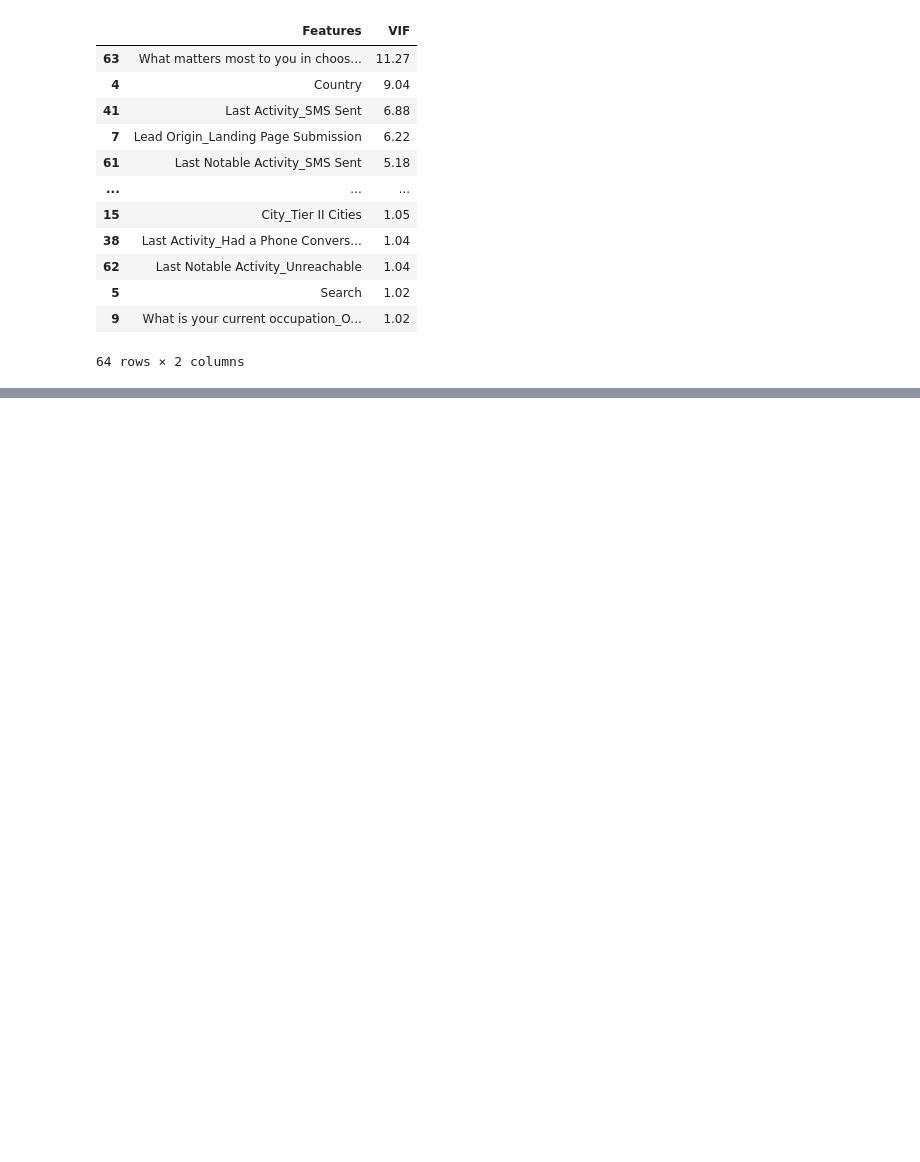
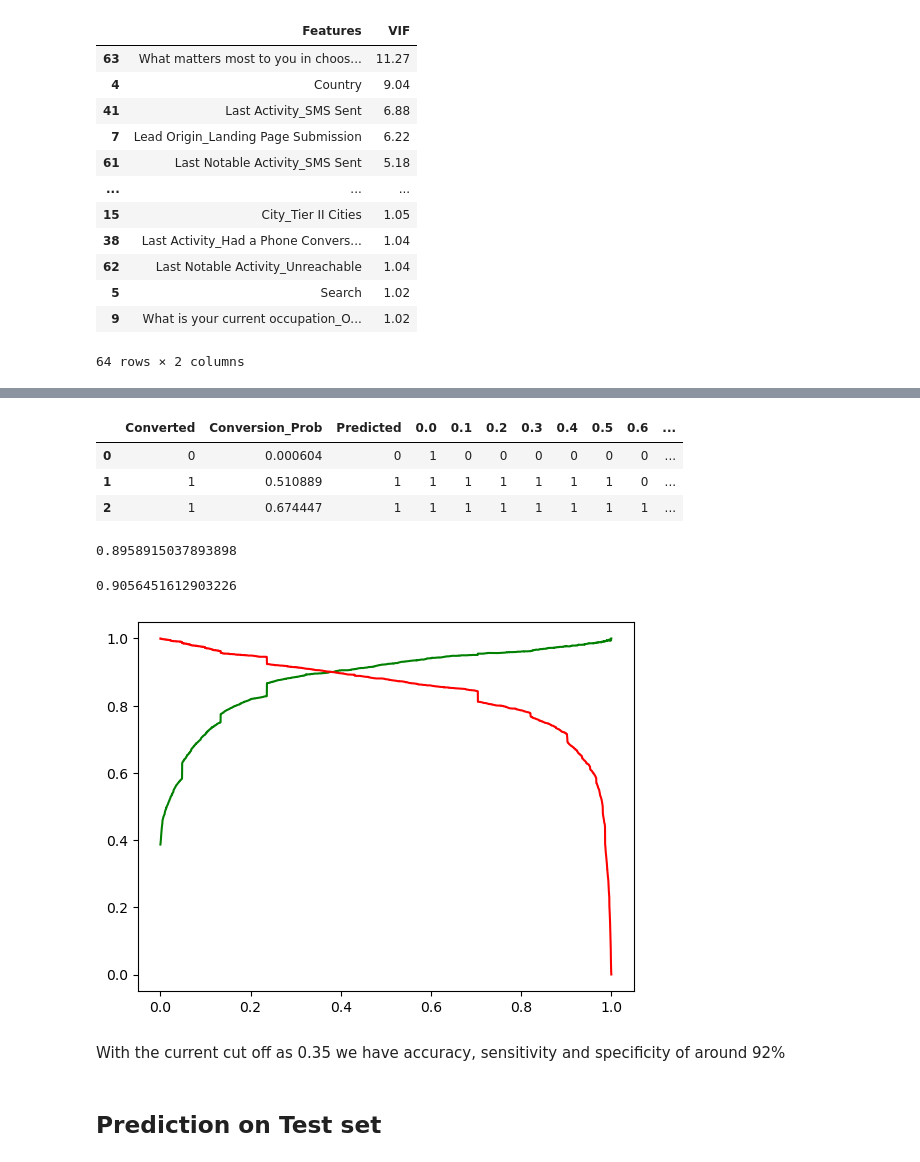
Before and after one commit to chitra1710/First_Repro, a Jupyter notebook: Lead_Scoring.ipynb, the cells around one changed output, grey strips where cells are left out. Drawn from its saved outputs; the diff is of its cells as text; code cells hidden in the pictures; blank space fills up the shorter version.

```diff
--- a/Lead_Scoring.ipynb
+++ b/Lead_Scoring.ipynb
@@ -1843,0 +3191,3 @@ vif
+# %%
+y_train_pred_final['final_predicted'] = y_train_pred_final.Conversion_Prob.map( lambda x: 1 if x > 0.35 else 0)
+y_train_pred_final.head()
@@ -1843,0 +3234,15 @@ vif
+# %%
+y_train_pred_final.head(3)
+# %% [output]
+|  | Converted | Conversion_Prob | Predicted | 0.0 | 0.1 | 0.2 | 0.3 | 0.4 | 0.5 | 0.6 | ... |
+| 0 | 0 | 0.000604 | 0 | 1 | 0 | 0 | 0 | 0 | 0 | 0 | ... |
+| 1 | 1 | 0.510889 | 1 | 1 | 1 | 1 | 1 | 1 | 1 | 0 | ... |
+| 2 | 1 | 0.674447 | 1 | 1 | 1 | 1 | 1 | 1 | 1 | 1 | ... |
+# %%
+precision_score(y_train_pred_final.Converted , y_train_pred_final.final_predicted)
+# %% [output]
+0.8958915037893898
+# %%
+recall_score(y_train_pred_final.Converted, y_train_pred_final.final_predicted)
+# %% [output]
+0.9056451612903226
@@ -1843,0 +3251,13 @@ vif
+# %%
+y_train_pred_final.Converted, y_train_pred_final.final_predicted
+p, r, thresholds = precision_recall_curve(y_train_pred_final.Converted, y_train_pred_final.Conversion_Prob)
+# %%
+plt.plot(thresholds, p[:-1], "g-")
+plt.plot(thresholds, r[:-1], "r-")
+plt.show()
+# %% [output]
+[figure, added]
+# %% [markdown]
+With the current cut off as 0.35 we have accuracy, sensitivity and specificity of around 92%
+# %% [markdown]
+## Prediction on Test set
```
Also changed, not shown: parts of 155 cells of this notebook.
